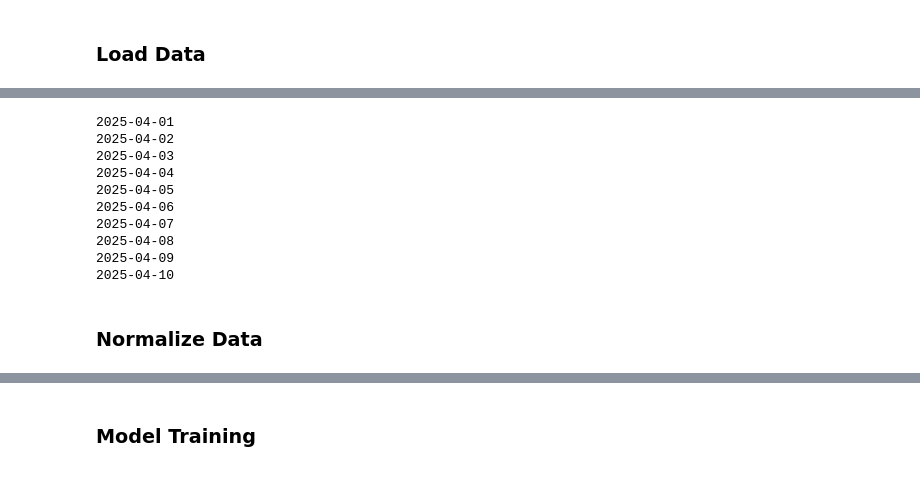
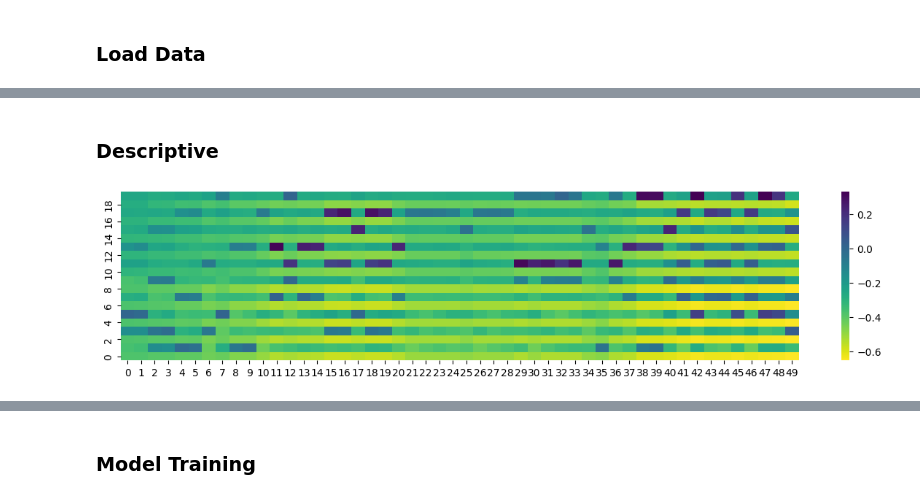
Before and after one commit to noahpy/crypto_trading, a Jupyter notebook: main.ipynb, the cells around one changed output, grey strips where cells are left out. Saved outputs shown, nothing was run; the diff lists cells and outputs as text; code cells hidden in the pictures.

```diff
--- a/main.ipynb
+++ b/main.ipynb
@@ -17,20 +40,25 @@ The autoreload extension is already loaded. To reload it, use:
+# %%
+X_ob = signed_root_transform(X_ob)
+# %%
+train_split = int(len(X_ob) * 0.8)
+x_ob_train, x_trade_train, y_train = X_ob[:train_split], X_trade[:train_split], Y_data[:train_split]
+x_ob_val, x_trade_val, y_val = X_ob[train_split:], X_trade[train_split:], Y_data[train_split:]
+# %%
+x_ob_train, x_ob_val = normalise(x_ob_train, x_ob_val)
+x_trade_train, x_trade_val = normalise(x_trade_train, x_trade_val)
+y_train, y_val = normalise_std(y_train, y_val)
+# %%
+# remove outliers
+keep = (y_train < 3.5) & (y_train > -3.5)
+y_train = y_train[keep]
+x_ob_train = x_ob_train[keep]
+x_trade_train = x_trade_train[keep]
+# %% [markdown]
+### Descriptive
 # %%
-bucket_snapshots = load_as_bucket_snapshots(
-    folder = 'data/',
-    contract = 'CAKEUSDT',
-    start_date = datetime(2025, 4, 1),
-    end_date = datetime(2025, 4, 10),
-    td = timedelta(seconds=10),
-    num_buckets = 10,
-    bucket_size = 0.01)
+plt.figure(figsize=(15, 3))
+sns.heatmap(x_ob_train[490].T, cmap='viridis_r')#, vmin=-5, vmax=100)
+plt.gca().invert_yaxis()
+plt.show()
 # %% [output]
-2025-04-01
-2025-04-02
-2025-04-03
-2025-04-04
-2025-04-05
-2025-04-06
-2025-04-07
-2025-04-08
-2025-04-09
-2025-04-10
+[figure, added]
@@ -47,2 +64,0 @@ x_val, x_val_aux, y_val = X_data[train_split:], X_aux[train_split:], Y_data[trai
-# %% [markdown]
-### Normalize Data
```
Also changed, not shown: parts of 23 cells of this notebook, 9 other files.
